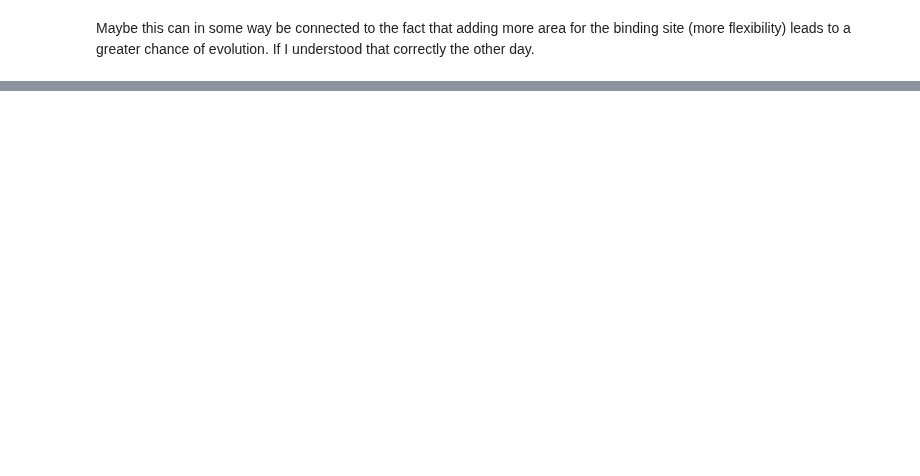
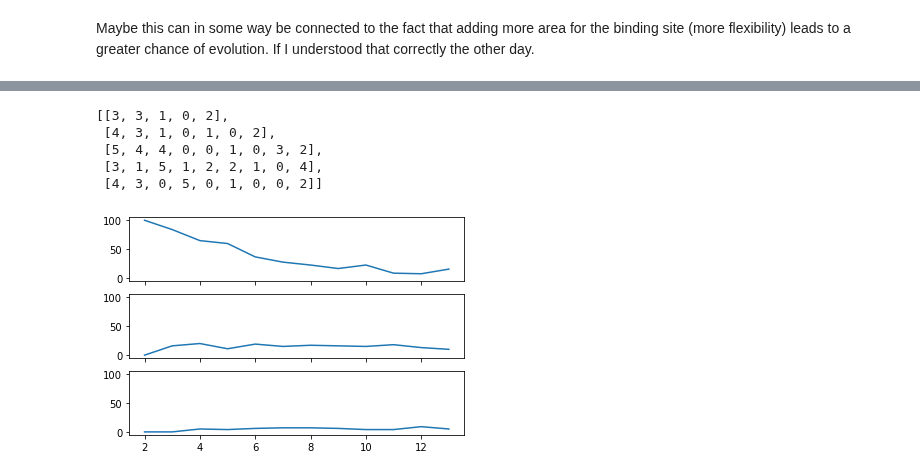
Before and after one commit to ZBoroda/logic_gate_modeling, a Jupyter notebook: sizenotebook.ipynb, the cells around one changed output, grey strips where cells are left out. Saved outputs shown, nothing was run; the diff lists cells and outputs as text; code cells hidden in the pictures; blank space fills up the shorter version.

```diff
--- a/sizenotebook.ipynb
+++ b/sizenotebook.ipynb
@@ -173,0 +320,15 @@ for ax, network in zip(axs, list_unique_networks[:5]):
+# %%
+list_unique_networks_random_walk = list(isomorphism_counter_random_walk.counter.keys())
+list_unique_networks_random_walk[:5]
+# %% [output]
+[[3, 3, 1, 0, 2],
+ [4, 3, 1, 0, 1, 0, 2],
+ [5, 4, 4, 0, 0, 1, 0, 3, 2],
+ [3, 1, 5, 1, 2, 2, 1, 0, 4],
+ [4, 3, 0, 5, 0, 1, 0, 0, 2]]
+# %%
+figs, axs = plt.subplots(3, 1, sharex=True, sharey=True)
+for ax, network in zip(axs, list_unique_networks_random_walk):
+    ax.plot(sizes, [isomorphism_counter_random_walk.get_number_by_size(str(size) + " Random Walk")[network] for size in sizes])
+# %% [output]
+[figure, added]
```
Also changed, not shown: parts of 12 cells of this notebook, 3 other files.
